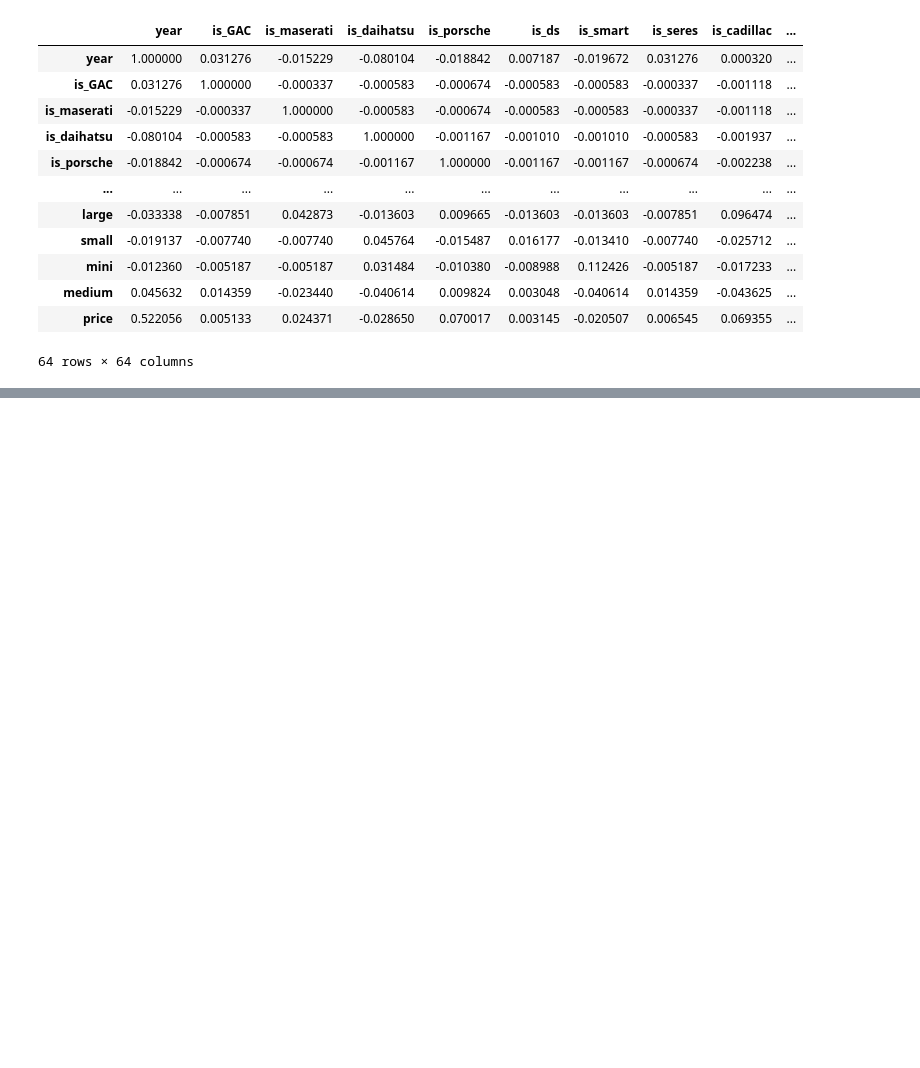
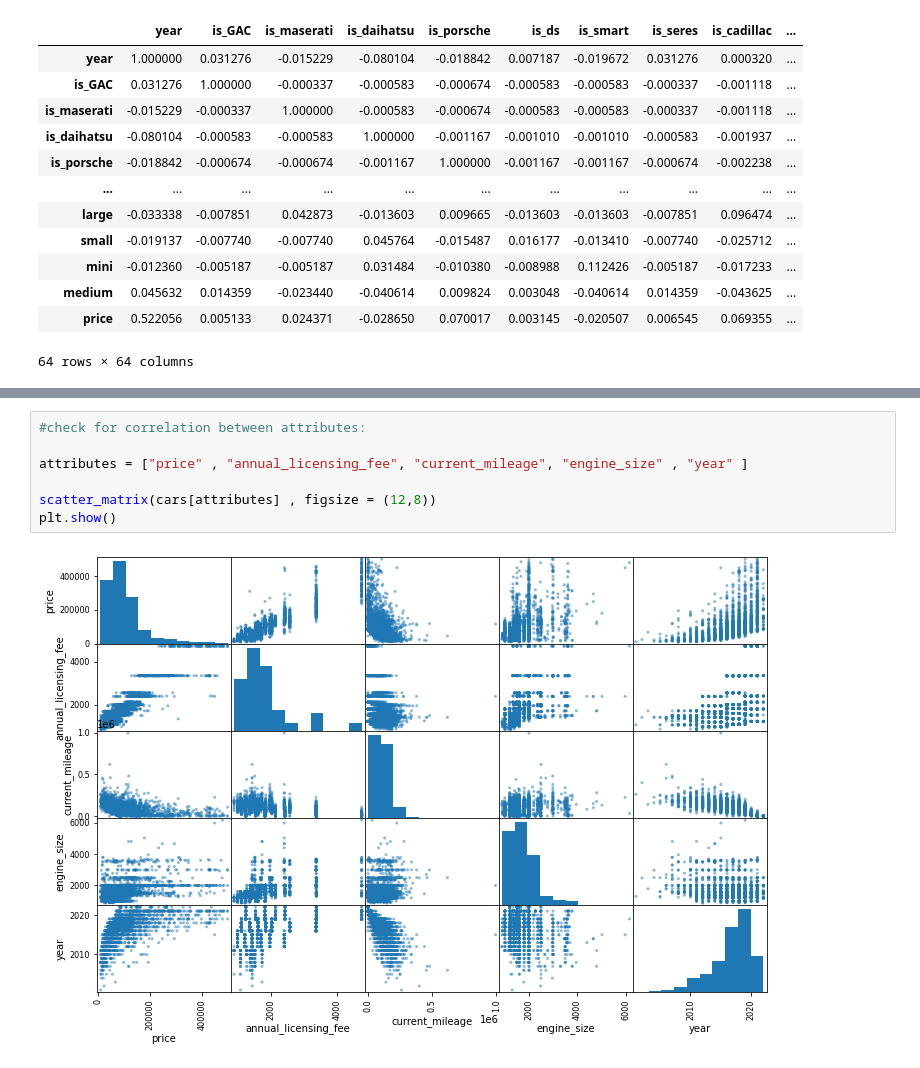
Before and after one commit to OrenAviya/project-semester-a, a Jupyter notebook: exploring the Data.ipynb, the cells around one changed output, grey strips where cells are left out. Saved outputs shown, nothing was run; the diff lists cells and outputs as text; blank space fills up the shorter version.

```diff
--- a/exploring the Data.ipynb
+++ b/exploring the Data.ipynb
@@ -105,0 +233,9 @@ Name: price, Length: 64, dtype: float64
+# %%
+#check for correlation between attributes:
+
+attributes = ["price" , "annual_licensing_fee", "current_mileage", "engine_size" , "year" ]
+
+scatter_matrix(cars[attributes] , figsize = (12,8))
+plt.show()
+# %% [output]
+[figure, added]
```
Also changed, not shown: parts of 9 cells of this notebook.
